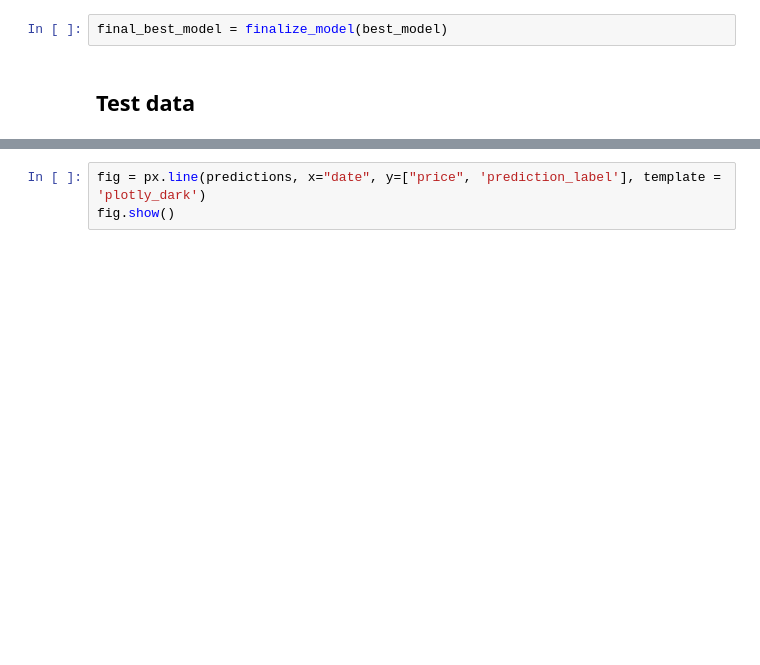
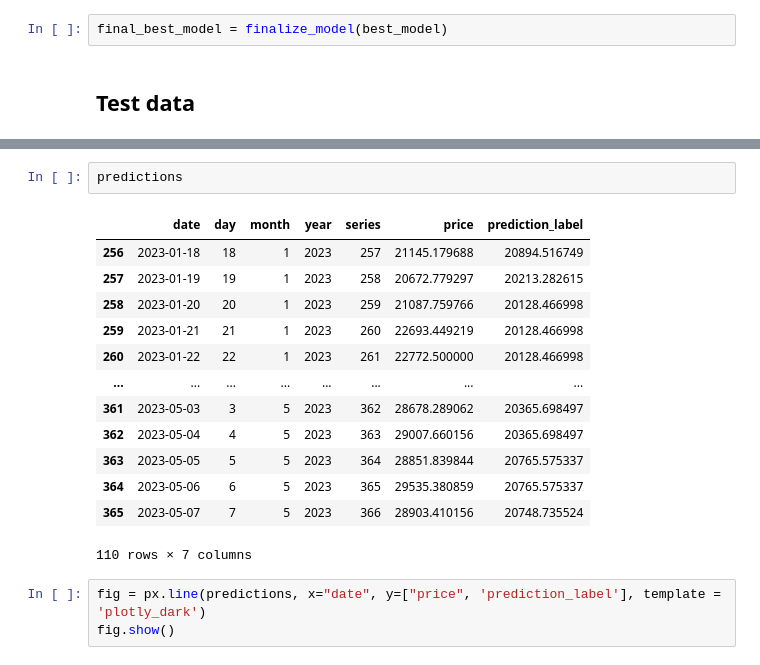
Before and after one commit to dquerales/Template, a Jupyter notebook: notebooks/pycaret_regression_time_series.ipynb, the cells around one changed output, grey strips where cells are left out. Cells and saved outputs as stored; diff of their text form; blank space fills up the shorter version.

```diff
--- a/notebooks/pycaret_regression_time_series.ipynb
+++ b/notebooks/pycaret_regression_time_series.ipynb
@@ -169,3 +173,19 @@ predictions = predict_model(best_model, data = test)
+# %%
+predictions
+# %% [output]
+|  | date | day | month | year | series | price | prediction_label |
+| 256 | 2023-01-18 | 18 | 1 | 2023 | 257 | 21145.179688 | 20894.516749 |
+| 257 | 2023-01-19 | 19 | 1 | 2023 | 258 | 20672.779297 | 20213.282615 |
+| 258 | 2023-01-20 | 20 | 1 | 2023 | 259 | 21087.759766 | 20128.466998 |
+| 259 | 2023-01-21 | 21 | 1 | 2023 | 260 | 22693.449219 | 20128.466998 |
+| 260 | 2023-01-22 | 22 | 1 | 2023 | 261 | 22772.500000 | 20128.466998 |
+| ... | ... | ... | ... | ... | ... | ... | ... |
+| 361 | 2023-05-03 | 3 | 5 | 2023 | 362 | 28678.289062 | 20365.698497 |
+| 362 | 2023-05-04 | 4 | 5 | 2023 | 363 | 29007.660156 | 20365.698497 |
+| 363 | 2023-05-05 | 5 | 5 | 2023 | 364 | 28851.839844 | 20765.575337 |
+| 364 | 2023-05-06 | 6 | 5 | 2023 | 365 | 29535.380859 | 20765.575337 |
+| 365 | 2023-05-07 | 7 | 5 | 2023 | 366 | 28903.410156 | 20748.735524 |
+110 rows × 7 columns
 # %%
 fig = px.line(predictions, x="date", y=["price", 'prediction_label'], template = 'plotly_dark')
 fig.show()
```
Also changed, not shown: parts of 10 cells of this notebook.
